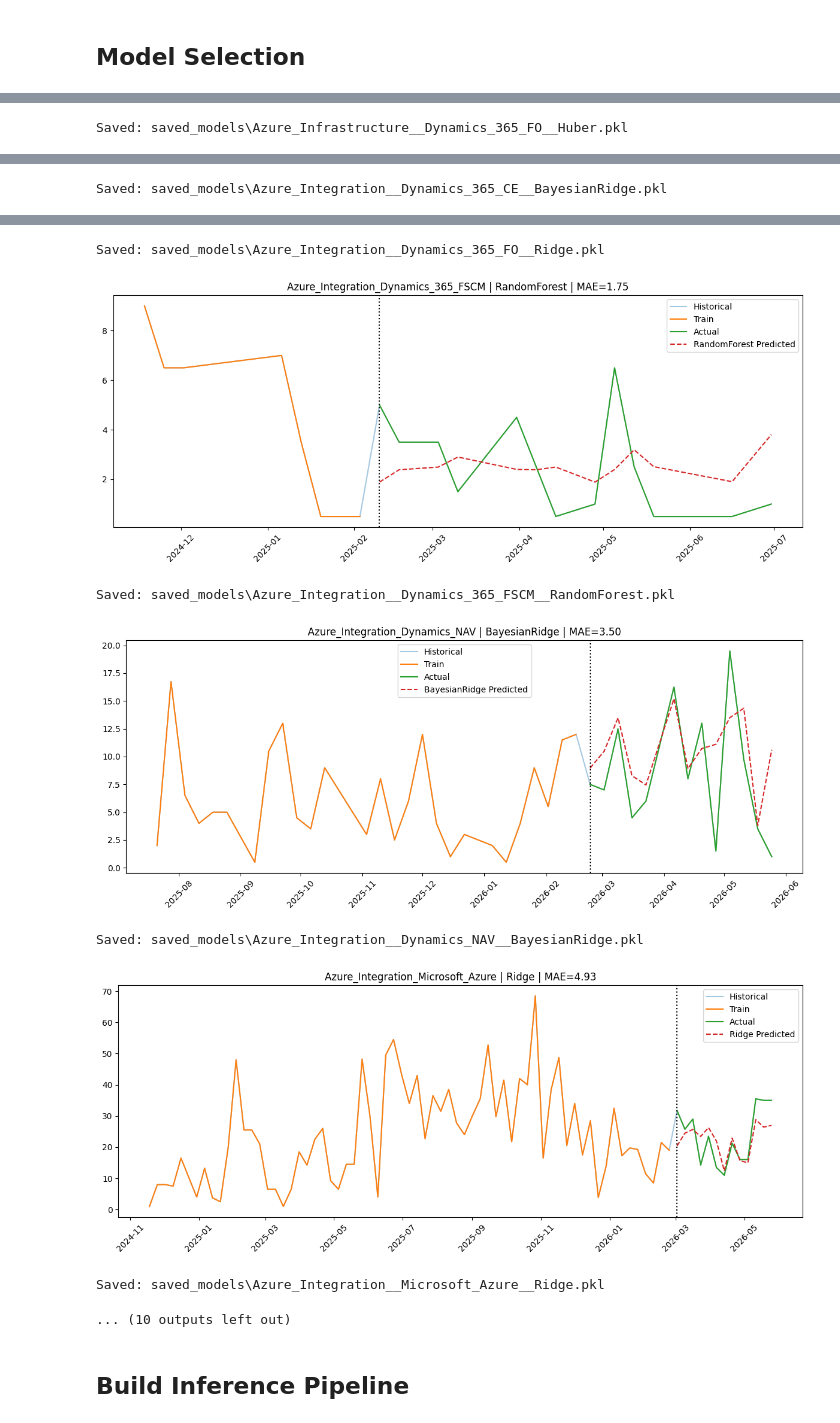
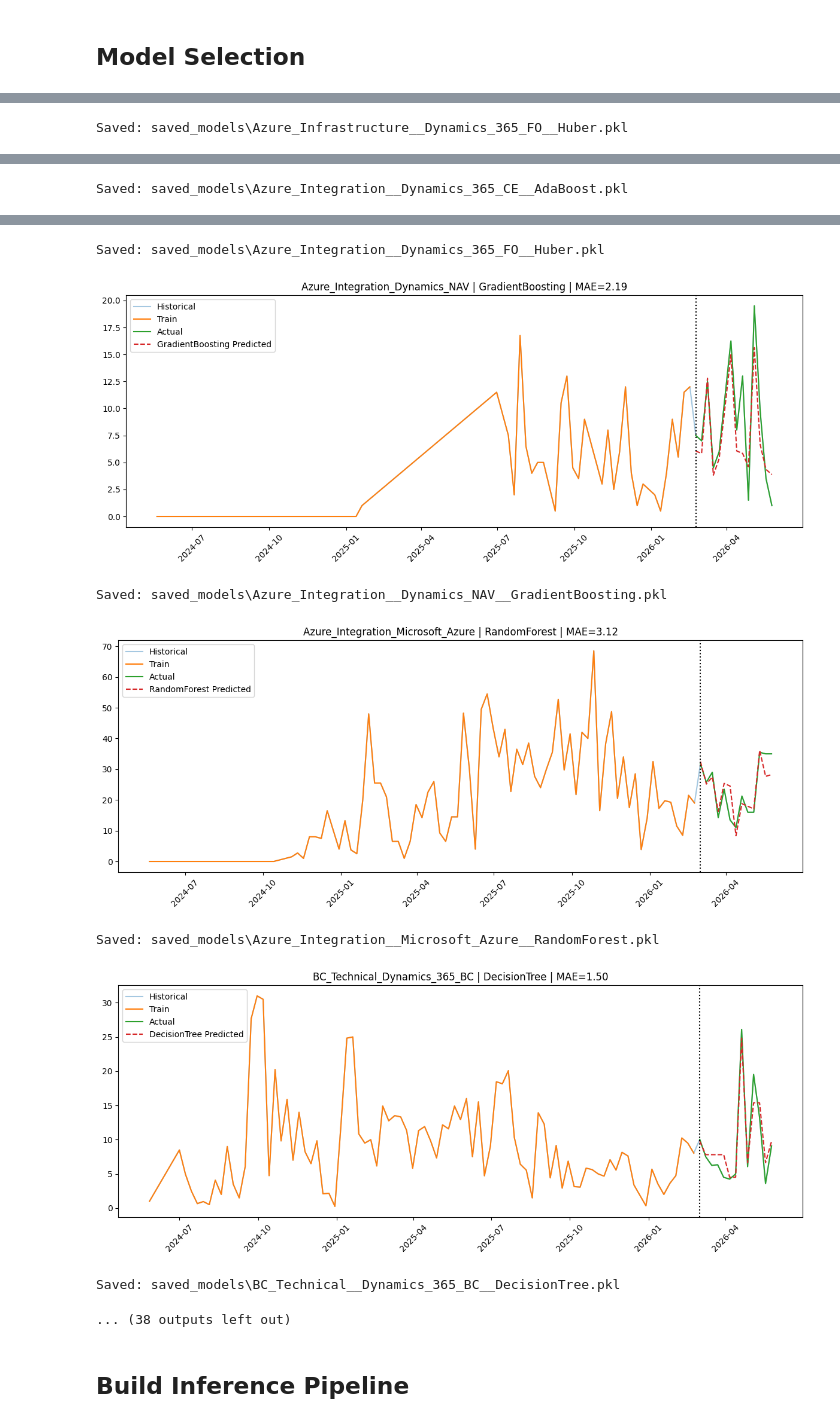
Before and after one commit to kianavillaera/capacityiq, a Jupyter notebook: model_demand.ipynb, the cells around one changed output, grey strips where cells are left out. Drawn from its saved outputs; the diff is of its cells as text; code cells hidden in the pictures.

Commit message:
version 2 with manual spike/dip tagging

```diff
--- a/model_demand.ipynb
+++ b/model_demand.ipynb
@@ -71,3 +70,5 @@ df_time = df_time[
     df_time["Task"].str.startswith(tuple(task_types), na=False)
     | df_time["Category"].isin(["Sick/Holiday"])
 ]
+# %%
+df_time["Date"] = pd.to_datetime(df_time["Date"])
@@ -257,3 +336,32 @@ for i in grouped_dfs:
+# %%
+def get_global_start_end(grouped_dfs: dict, date_col: str = "week"):
+    """
+    Return (global_start, global_end) across all dataframes in grouped_dfs.
+
+    grouped_dfs: dict-like of dataframes (e.g. {key: df})
+    date_col: name of the date column in each dataframe
+    """
+    all_min = []
+    all_max = []
+
+    for name, df in grouped_dfs.items():
+        dates = pd.to_datetime(df[date_col])
+        all_min.append(dates.min())
+        all_max.append(dates.max())
+
+    global_start = min(all_min)
+    global_end = max(all_max)
+
+    return global_start, global_end
+
+global_start, global_end = get_global_start_end(grouped_dfs)
+# %%
+for i in grouped_dfs:
+    temp = grouped_dfs[i]
+    if len(temp) > 3:
+        temp = fill_missing_weeks(temp, global_start, global_end)
+        temp = flag_weekly_spikes_dips_rolling_preceding(temp)
+        grouped_dfs[i] = temp
 # %% [markdown]
 ## Model Selection
 # %%
@@ -686,7 +794,14 @@ for group_name, df_group in grouped_dfs.items():
 
     df_group, X, y = build_features(df_group)
 
-    if len(df_group) < 20:
+    if len(df_group[df_group["Time worked"] > 0]) < 30:
+        continue
+
+    if df_group["week"].max() != global_end:
+        continue
+
+    recent_4 = df_group.nlargest(4, "week")
+    if recent_4["Time worked"].sum() <= 0:
         continue
 
     test_size = 13
@@ -757 +872 @@ Saved: saved_models\Azure_Infrastructure__Dynamics_365_FO__Huber.pkl
-Saved: saved_models\Azure_Integration__Dynamics_365_CE__BayesianRidge.pkl
+Saved: saved_models\Azure_Integration__Dynamics_365_CE__AdaBoost.pkl
@@ -759,11 +874,11 @@ Saved: saved_models\Azure_Integration__Dynamics_365_CE__BayesianRidge.pkl
-Saved: saved_models\Azure_Integration__Dynamics_365_FO__Ridge.pkl
+Saved: saved_models\Azure_Integration__Dynamics_365_FO__Huber.pkl
-[figure, old version]
+[figure, new version]
-Saved: saved_models\Azure_Integration__Dynamics_365_FSCM__RandomForest.pkl
+Saved: saved_models\Azure_Integration__Dynamics_NAV__GradientBoosting.pkl
-[figure, old version]
+[figure, new version]
-Saved: saved_models\Azure_Integration__Dynamics_NAV__BayesianRidge.pkl
+Saved: saved_models\Azure_Integration__Microsoft_Azure__RandomForest.pkl
-[figure, old version]
+[figure, new version]
-Saved: saved_models\Azure_Integration__Microsoft_Azure__Ridge.pkl
+Saved: saved_models\BC_Technical__Dynamics_365_BC__DecisionTree.pkl
-... (10 outputs left out)
+... (38 outputs left out)
 # %% [markdown]
 ## Build Inference Pipeline
 # %%
```
Also changed, not shown: parts of 8 cells of this notebook.
